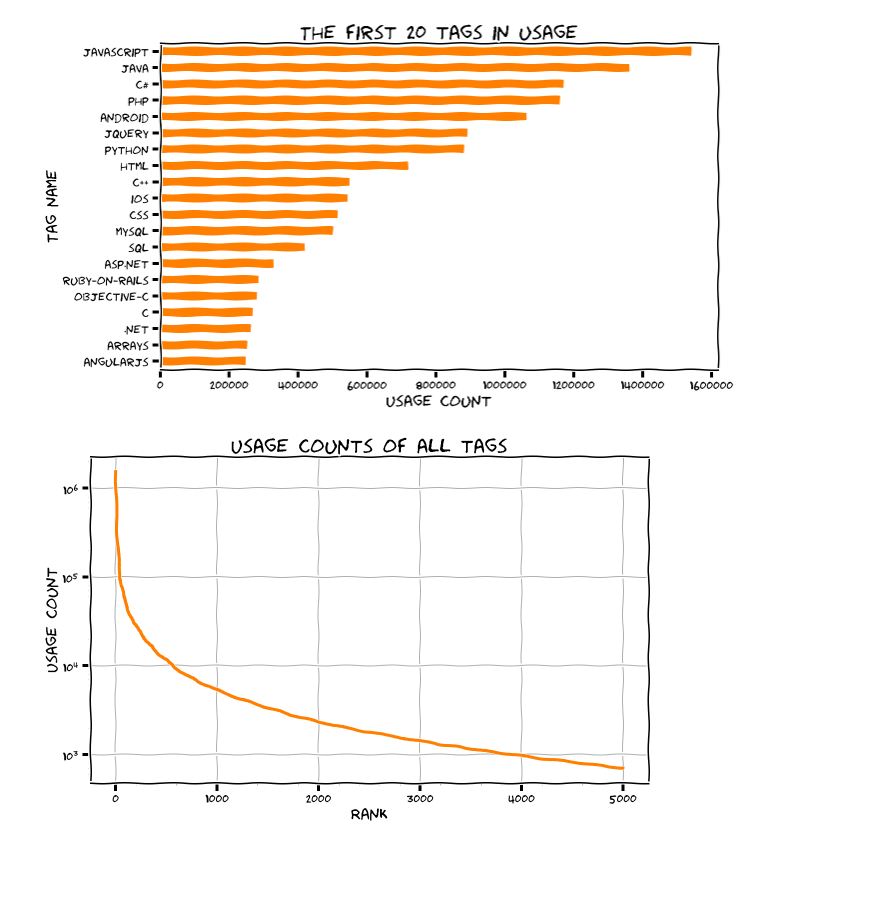
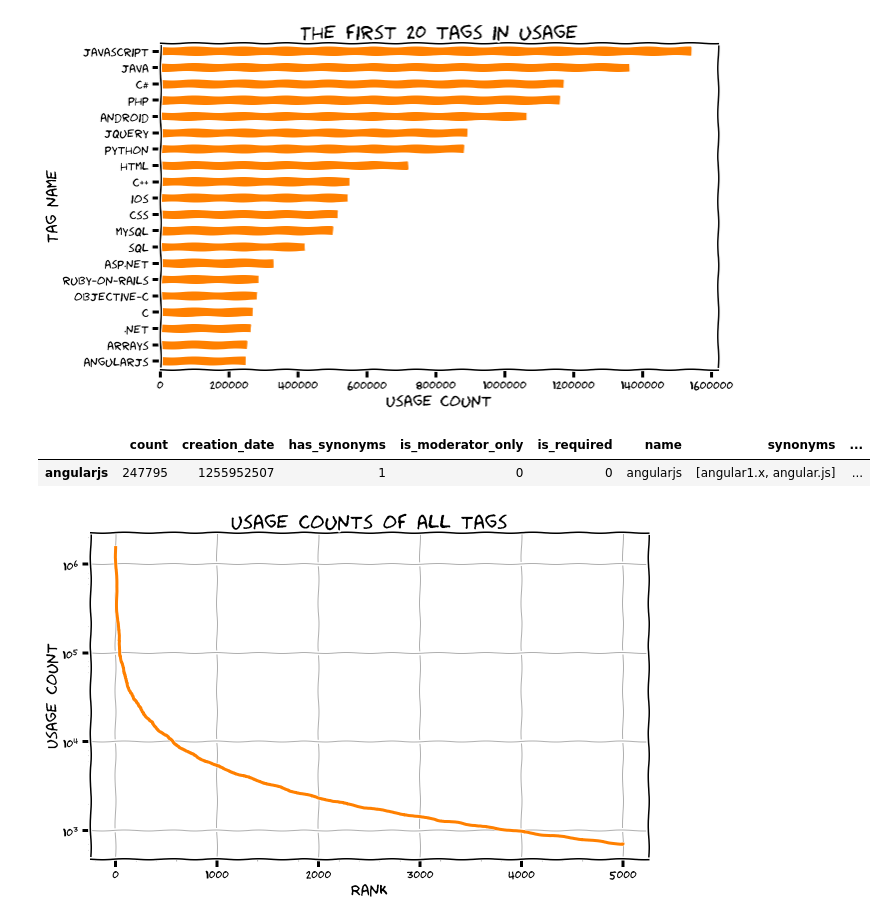
Before and after one commit to martinapugliese/doodling-data-cards, a Jupyter notebook: stackoverflow-tags/tags-frequency.ipynb, the cells around one changed output. Cells and saved outputs as stored; diff of their text form; code cells hidden in the pictures; blank space fills up the shorter version.

```diff
--- a/stackoverflow-tags/tags-static.ipynb
+++ b/stackoverflow-tags/tags-frequency.ipynb
@@ -115,6 +109,11 @@ plt.savefig('highest_20_tags.jpg')
 plt.show();
 # %% [output]
 [figure]
+# %%
+df[df['name'] == 'angularjs']
+# %% [output]
+|  | count | creation_date | has_synonyms | is_moderator_only | is_required | name | synonyms | ... |
+| angularjs | 247795 | 1255952507 | 1 | 0 | 0 | angularjs | [angular1.x, angular.js] | ... |
 # %%
 df_tmp = df.sort_values('count', ascending=False)
 
```
Also changed, not shown: parts of 7 cells of this notebook, 2 other files.
